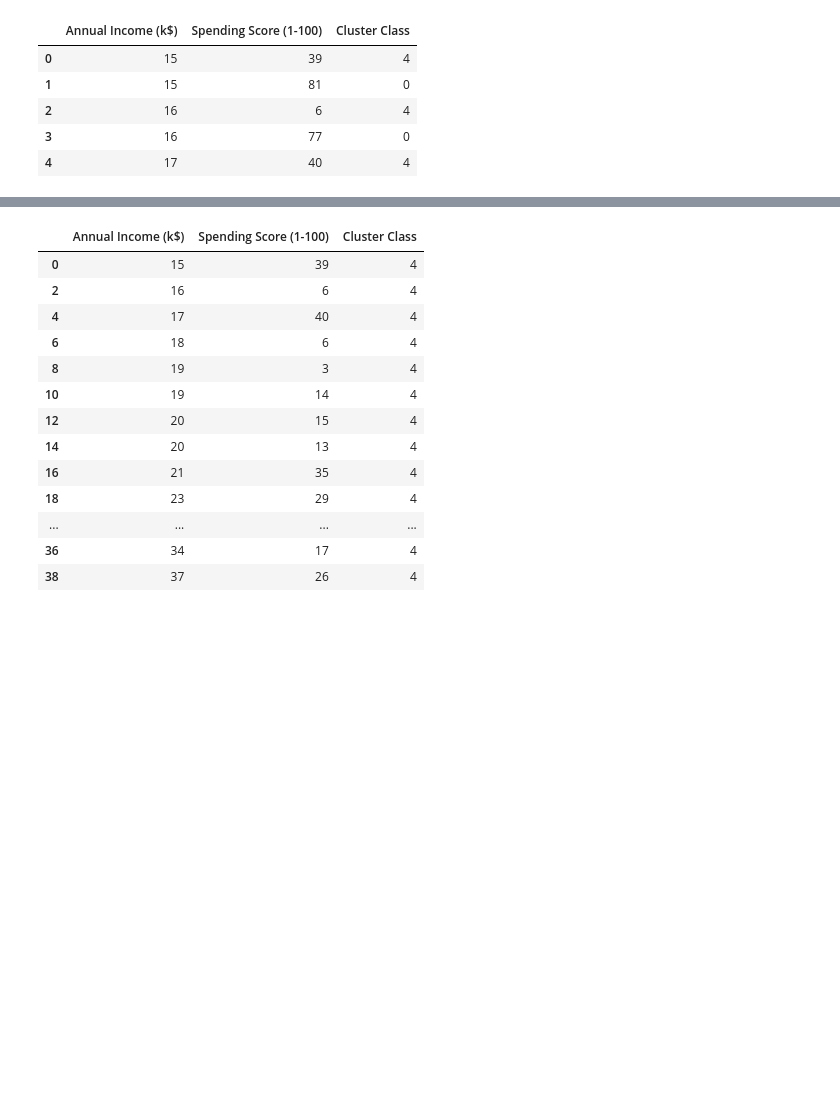
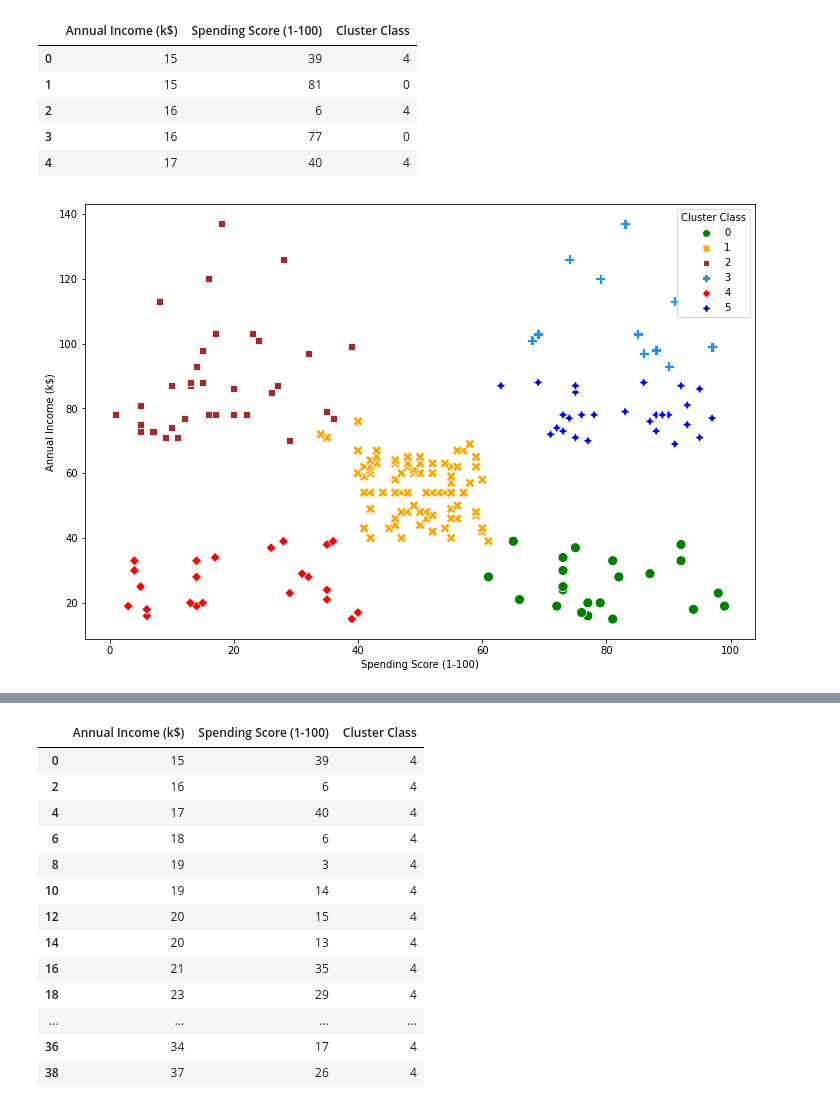
Before and after one commit to suryanshyaknow/machine-learning, a Jupyter notebook: in7__Clustering/in1__KMeans, DBSCAN.ipynb, the cells around one changed output, grey strips where cells are left out. Drawn from its saved outputs; the diff is of its cells as text; code cells hidden in the pictures; blank space fills up the shorter version.

```diff
--- a/in7__Clustering/in1__KMeans, DBSCAN.ipynb
+++ b/in7__Clustering/in1__KMeans, DBSCAN.ipynb
@@ -155,4 +156,11 @@ X.head()
 | 2 | 16 | 6 | 4 |
 | 3 | 16 | 77 | 0 |
 | 4 | 17 | 40 | 4 |
+# %%
+plt.figure(figsize=(12, 8))
+sns.scatterplot(data=X, x="Spending Score (1-100)", y="Annual Income (k$)", hue="Cluster Class", style="Cluster Class",
+               palette=['green','orange','brown','dodgerblue','red', 'blue'], s=100)
+plt.show()
+# %% [output]
+[figure, added]
 # %%
```
Also changed, not shown: parts of 4 cells of this notebook.
